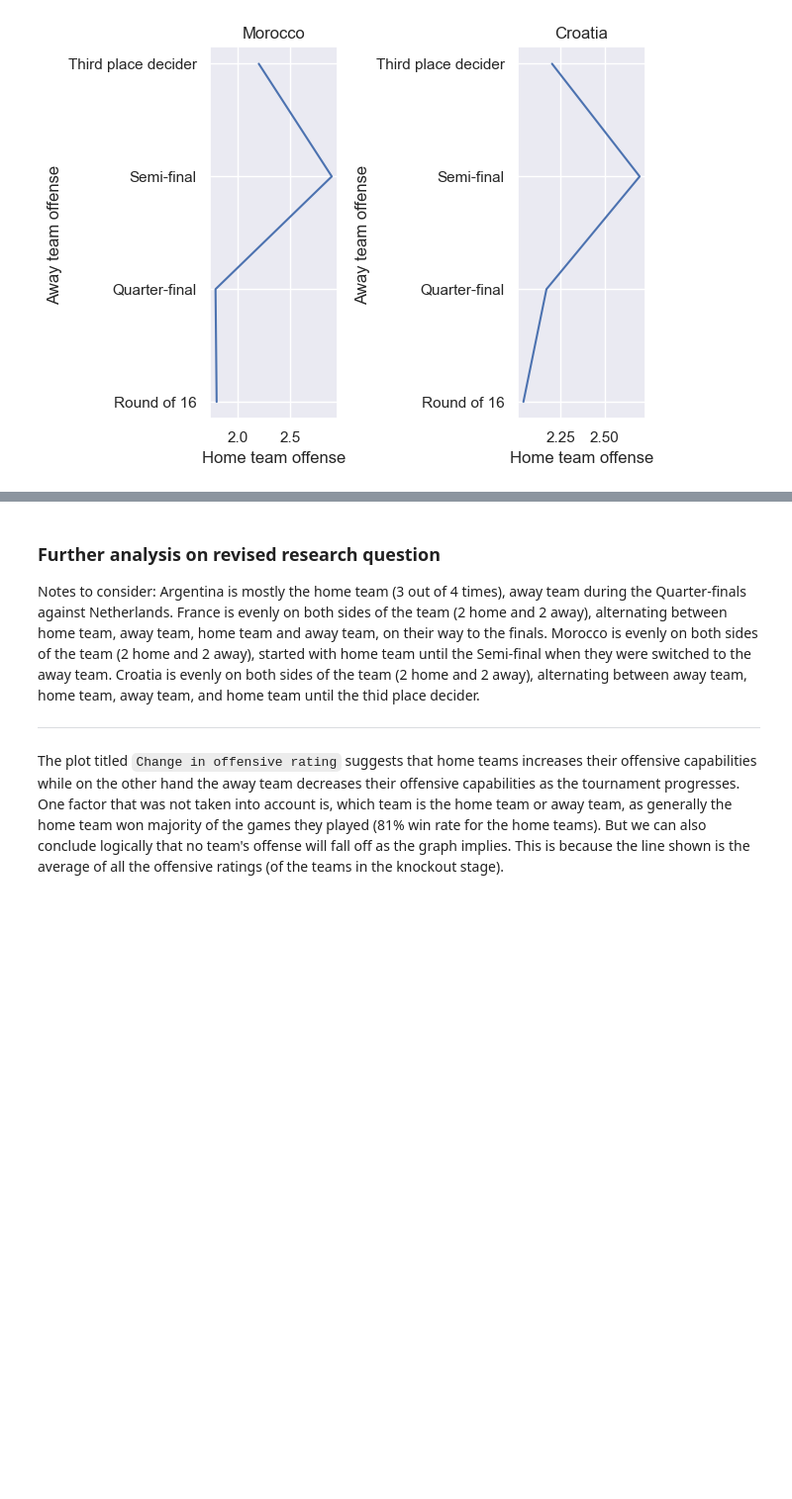
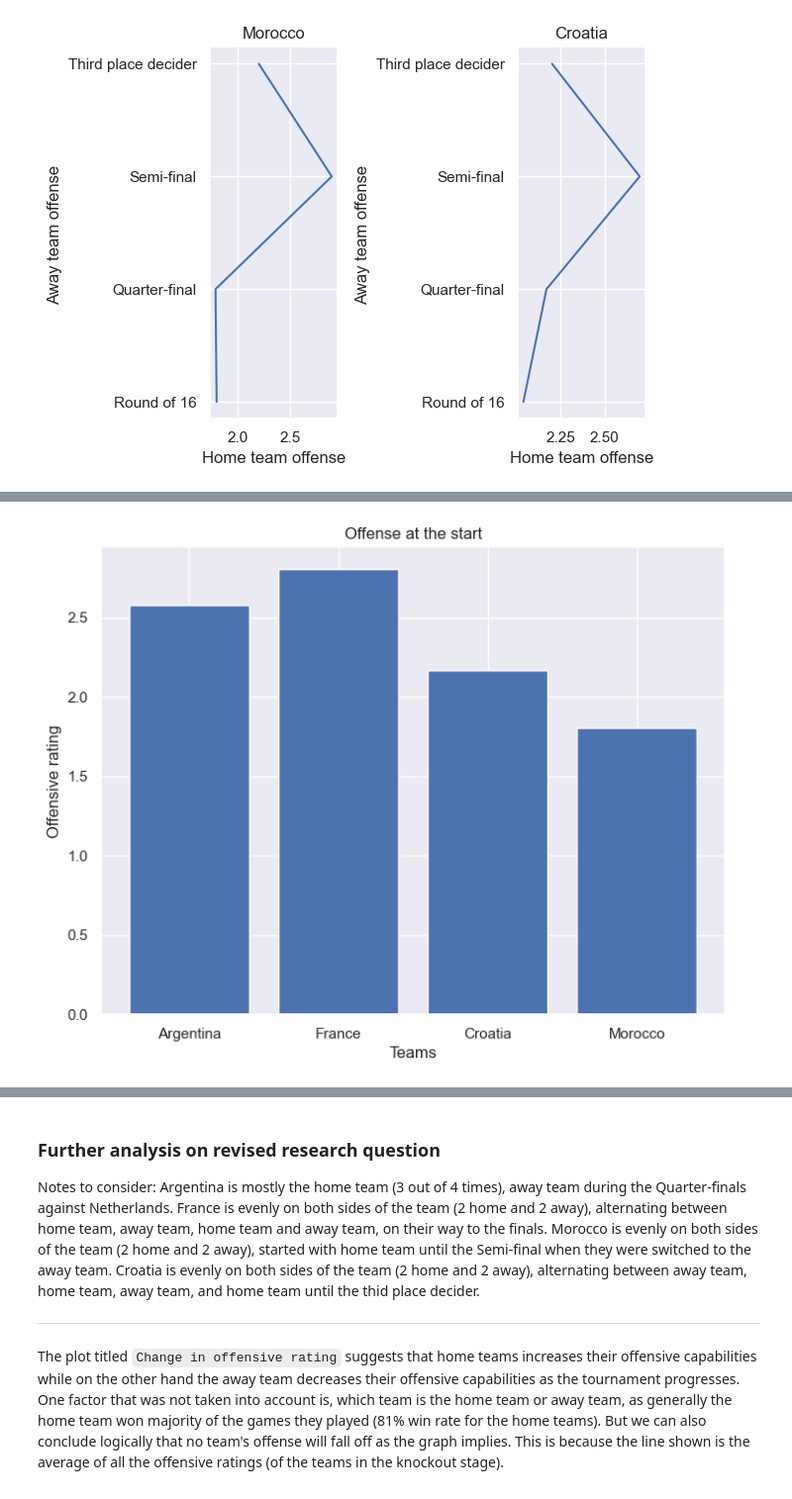
Before and after one commit to ubco-W2022T2-data301/project-group-group41, a Jupyter notebook: analysis/analysis1_Luis_Wen.ipynb, the cells around one changed output, grey strips where cells are left out. Shown at 99% size. Drawn from its saved outputs; the diff is of its cells as text; code cells hidden in the pictures; blank space fills up the shorter version.

```diff
--- a/analysis/analysis1_Luis_Wen.ipynb
+++ b/analysis/analysis1_Luis_Wen.ipynb
@@ -292,0 +310,12 @@ plt.tight_layout()
+# %%
+fig = plt.figure()
+ax = fig.add_axes([0,0,1,1])
+ax.set_title('Offense at the start')
+ax.set_ylabel('Offensive rating')
+ax.set_xlabel('Teams')
+finalFour = ['Argentina', 'France', 'Croatia', 'Morocco']
+finalFourOffense = [2.57620,2.80437,2.16748,1.80298]
+ax.bar(finalFour,finalFourOffense)
+plt.show()
+# %% [output]
+[figure, added]
```
Also changed, not shown: parts of 11 cells of this notebook.
